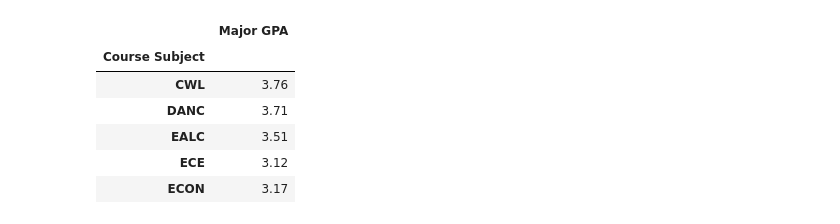
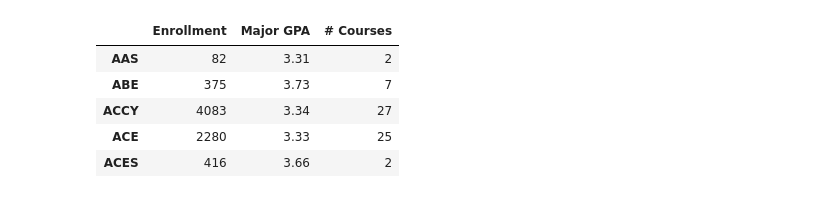
Before and after one commit to maneyko/grades, a Jupyter notebook: grades.ipynb, the cells around one changed output. Cells and saved outputs as stored; diff of their text form; code cells hidden in the pictures.

```diff
--- a/grades.ipynb
+++ b/grades.ipynb
@@ -73,14 +75,19 @@ avgs.ix[['GE', 'IE']]
 # %%
 # Another weighted average but now grouping by major
-group = avgs.groupby(level=0)
-all_avg = group.apply(lambda d: np.round_(np.ma.average(d['Course GPA'], weights=d['Enrollment']), 2)
-                     ).to_frame('Major GPA')
-all_avg.ix[40:45]
+groups = courses.groupby(level=0)
+all_gpa = groups.apply(lambda d:
+                       np.ma.average(d['Course GPA'], weights=d['Enrollment']).round(2)
+                      ).to_frame('Major GPA')
+all_enroll = groups.apply(np.sum).groupby(level=0).apply(np.sum)['Enrollment'].astype(np.int)
+course_idx = np.asarray(courses.index.tolist())
+course_freq = pd.value_counts(course_idx[:, 0]).to_frame('# Courses')
+by_subject = pd.concat([all_enroll, all_gpa, course_freq], axis=1)
-# %% [output]
-|  | Major GPA |
-| Course Subject |  |
-| CWL | 3.76 |
-| DANC | 3.71 |
-| EALC | 3.51 |
-| ECE | 3.12 |
-| ECON | 3.17 |
+# %%
+by_subject.head()
+# %% [output]
+|  | Enrollment | Major GPA | # Courses |
+| AAS | 82 | 3.31 | 2 |
+| ABE | 375 | 3.73 | 7 |
+| ACCY | 4083 | 3.34 | 27 |
+| ACE | 2280 | 3.33 | 25 |
+| ACES | 416 | 3.66 | 2 |
```
Also changed, not shown: parts of 14 cells of this notebook.
